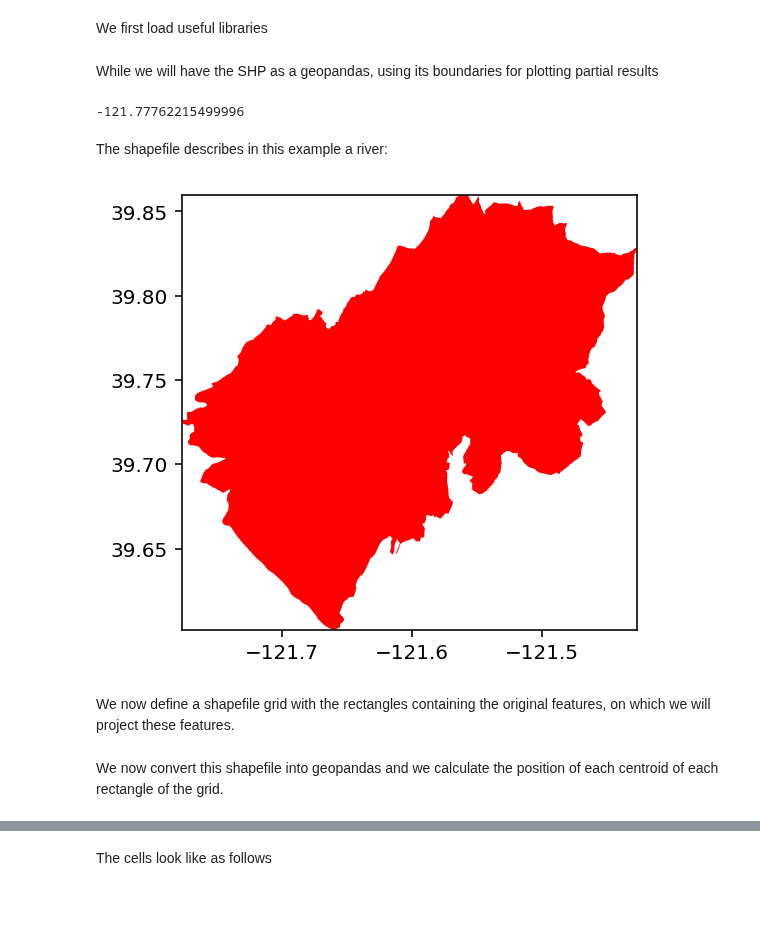
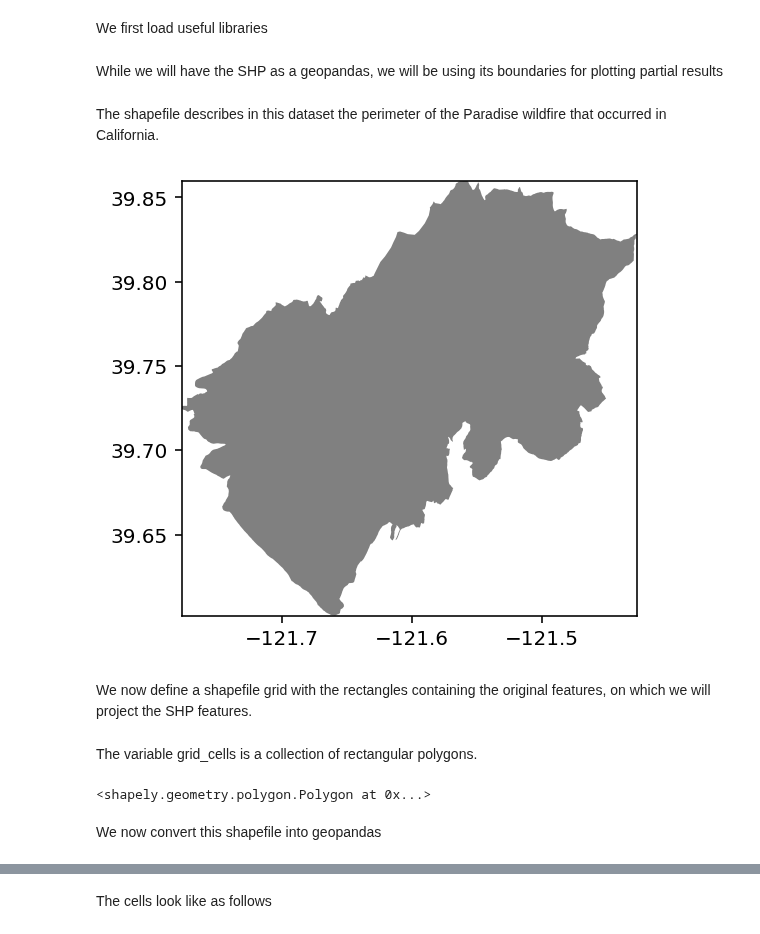
Before and after one commit to Datavizcowboy/PythonDatavizToolbox, a Jupyter notebook: Notebooks/04-GeoData_Regridding_and_Masking/01-Convert_SHP_into_Discrete_Gridpoints.ipynb, the cells around one changed output, grey strips where cells are left out. Saved outputs shown, nothing was run; the diff lists cells and outputs as text; code cells hidden in the pictures; blank space fills up the shorter version.

```diff
--- a/Notebooks/04-GeoData_Regridding_and_Masking/01-Convert_SHP_into_Discrete_Gridpoints.ipynb
+++ b/Notebooks/04-GeoData_Regridding_and_Masking/01-Convert_SHP_into_Discrete_Gridpoints.ipynb
@@ -27,25 +15,21 @@ from mpl_toolkits.axes_grid1 import make_axes_locatable
 import warnings
 warnings.filterwarnings("ignore")
 # %% [markdown]
-While we will have the SHP as a geopandas, using its boundaries for plotting partial results
+While we will have the SHP as a geopandas, we will be using its boundaries for plotting partial results
 # %%
-df = gp.read_file('../../DATA/Fire_Perimeter.shp')
-# df = df.to_crs(epsg=4326)
-x_min, y_min, x_max, y_max = df.total_bounds
-x_min
+perimeter = gp.read_file('../../DATA/Fire_Perimeter.shp')
+x_min, y_min, x_max, y_max = perimeter.total_bounds
-# %% [output]
--121.77762215499996
 # %% [markdown]
-The shapefile describes in this example a river:
+The shapefile describes in this dataset the perimeter of the Paradise wildfire that occurred in California.
 # %%
 fig,ax = plt.subplots(dpi=144)
 ax.set_ylim(y_min,y_max)
 ax.set_xlim(x_min,x_max)
-df.plot(ax=ax, color='red');
+perimeter.plot(ax=ax, color='grey');
 # %% [output]
-[figure, old version]
+[figure, new version]
 # %% [markdown]
-We now define a shapefile grid with the rectangles containing the original features, on which we will project these features.
+We now define a shapefile grid with the rectangles containing the original features, on which we will project the SHP features.
 # %%
 n_cells=100
 cell_size = (x_max-x_min)/n_cells
@@ -56,7 +40,13 @@ for x0 in np.arange(x_min, x_max+cell_size, cell_size ):
         x1 = x0-cell_size
         y1 = y0+cell_size
         grid_cells.append(shapely.geometry.box(x0, y0, x1, y1)  )
+# %% [markdown]
+The variable grid_cells is a collection of rectangular polygons.
+# %%
+grid_cells[0]
+# %% [output]
+<shapely.geometry.polygon.Polygon at 0x...>
 # %% [markdown]
-We now convert this shapefile into geopandas and we calculate the position of each centroid of each rectangle of the grid.
+We now convert this shapefile into geopandas
 # %%
 cell = gp.GeoDataFrame(grid_cells, columns=['geometry'])
```
Also changed, not shown: parts of 7 cells of this notebook.
